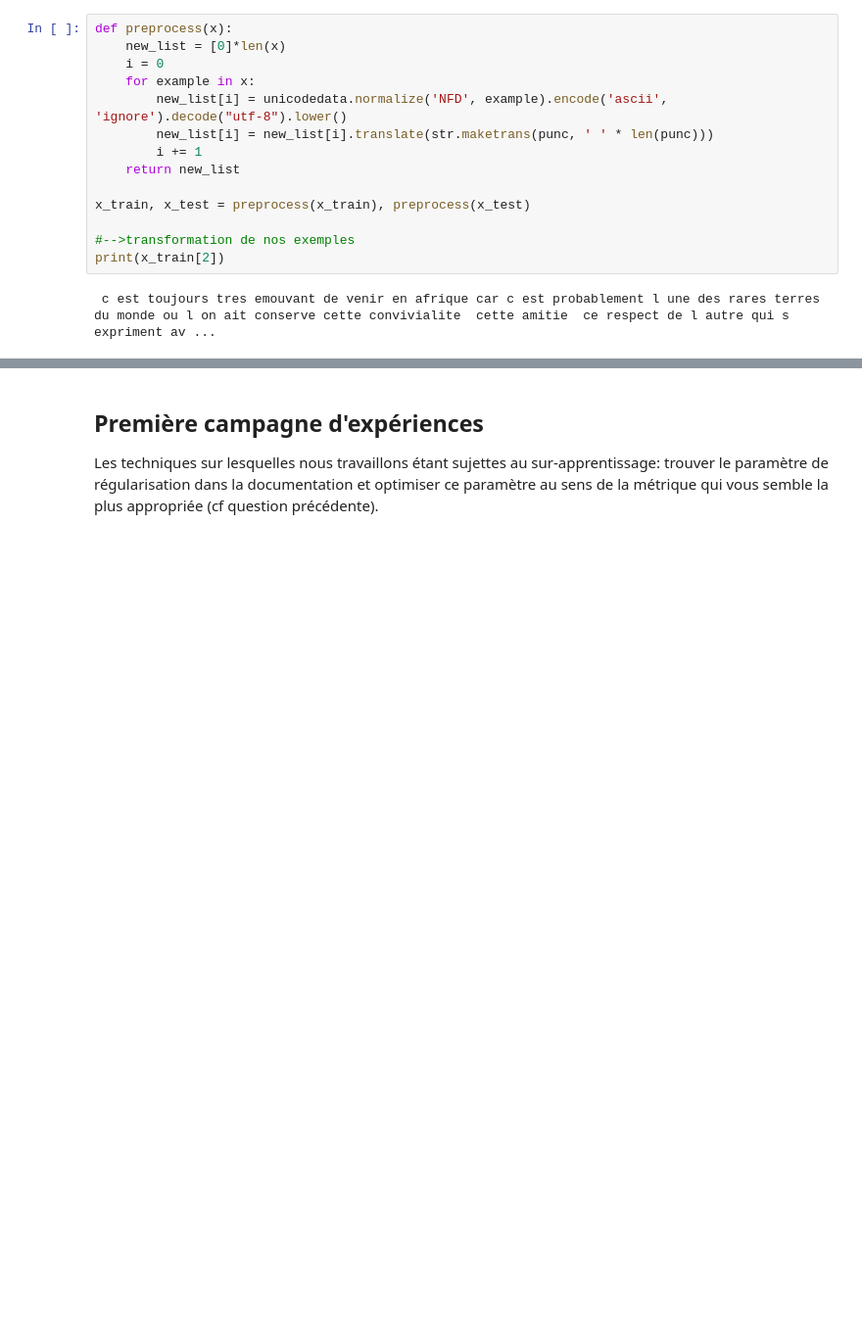
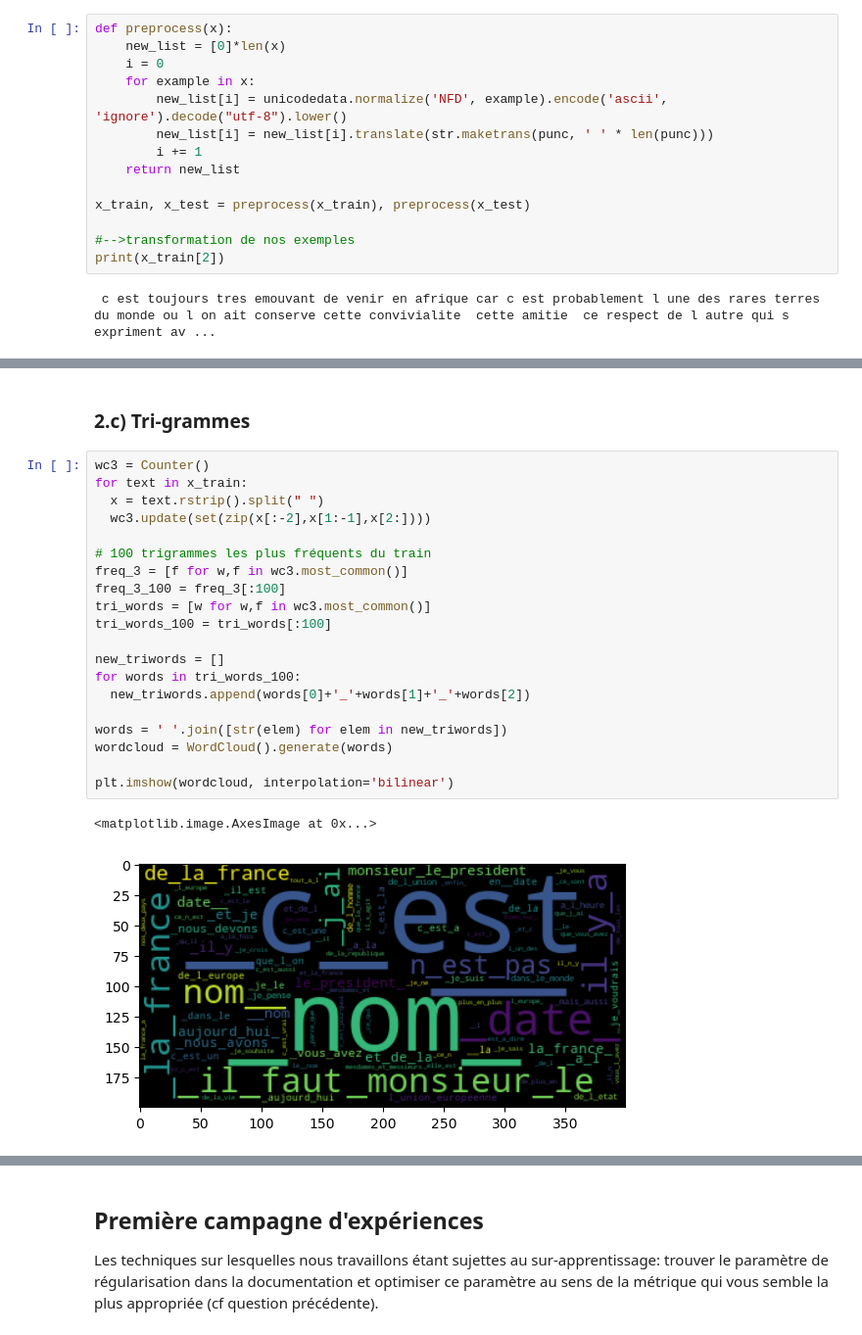
Before and after one commit to lucagortana/NLP-project, a Jupyter notebook: NLP_speech_project.ipynb, the cells around one changed output, grey strips where cells are left out. Shown at 98% size. Drawn from its saved outputs; the diff is of its cells as text; blank space fills up the shorter version.

```diff
--- a/NLP_speech_project.ipynb
+++ b/NLP_speech_project.ipynb
@@ -218,0 +313,25 @@ Quelle performances attendrent? Quels sont les avantages et les inconvénients d
+# %% [markdown]
+### 2.c) Tri-grammes
+# %%
+wc3 = Counter()
+for text in x_train:
+  x = text.rstrip().split(" ")
+  wc3.update(set(zip(x[:-2],x[1:-1],x[2:])))
+
+# 100 trigrammes les plus fréquents du train
+freq_3 = [f for w,f in wc3.most_common()]
+freq_3_100 = freq_3[:100]
+tri_words = [w for w,f in wc3.most_common()]
+tri_words_100 = tri_words[:100]
+
+new_triwords = []
+for words in tri_words_100:
+  new_triwords.append(words[0]+'_'+words[1]+'_'+words[2])
+
+words = ' '.join([str(elem) for elem in new_triwords])
+wordcloud = WordCloud().generate(words)
+
+plt.imshow(wordcloud, interpolation='bilinear')
+# %% [output]
+<matplotlib.image.AxesImage at 0x...>
+[figure, added]
```
Also changed, not shown: parts of 27 cells of this notebook.
